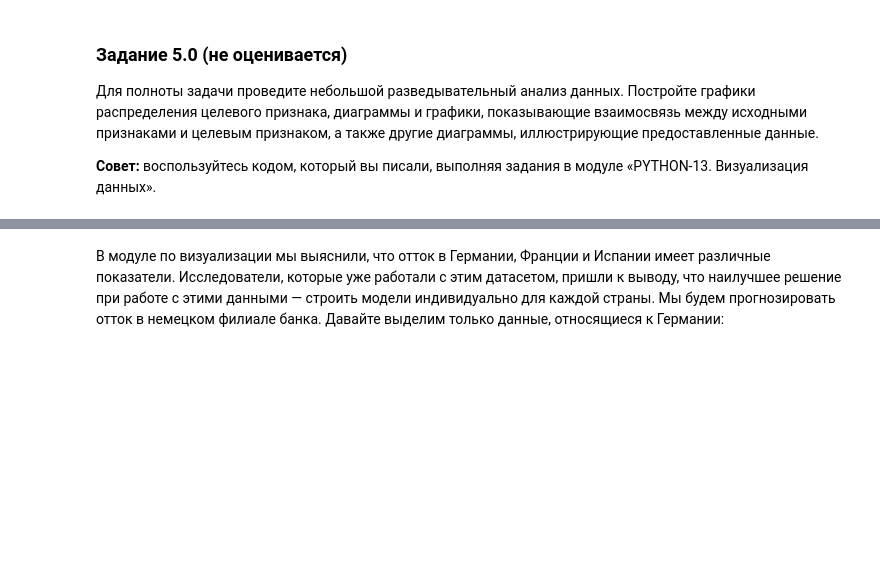
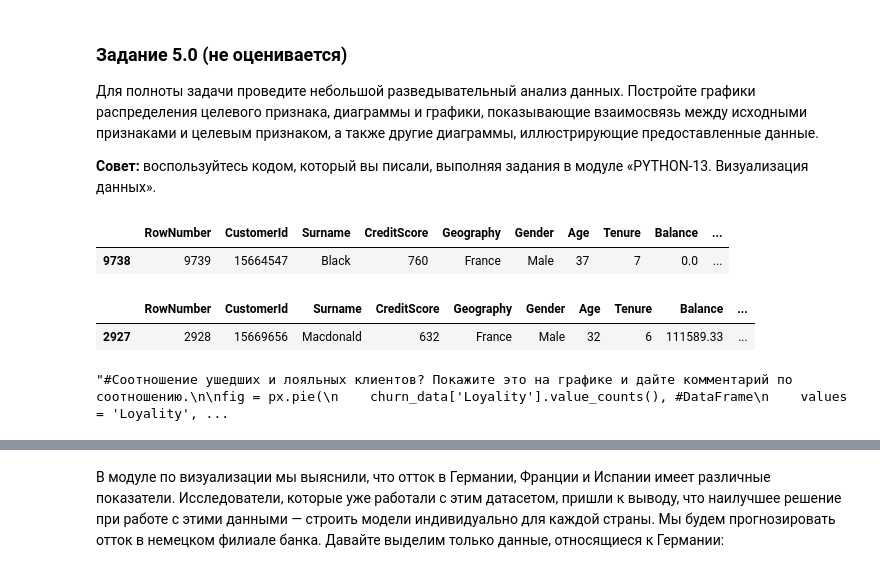
Before and after one commit to Lepnik/data_science_lnv, a Jupyter notebook: ML/ML-3/ML-3._Практика._Ноутбук-Lepnik.ipynb, the cells around one changed output, grey strips where cells are left out. Saved outputs shown, nothing was run; the diff lists cells and outputs as text; code cells hidden in the pictures; blank space fills up the shorter version.

```diff
--- a/ML/ML-3/ML-3._Практика._Ноутбук-Lepnik.ipynb
+++ b/ML/ML-3/ML-3._Практика._Ноутбук-Lepnik.ipynb
@@ -58,6 +59,11 @@ churn_data.head()
 Для полноты задачи проведите небольшой разведывательный анализ данных. Постройте графики распределения целевого признака, диаграммы и графики, показывающие взаимосвязь между исходными признаками и целевым признаком, а также другие диаграммы, иллюстрирующие предоставленные данные.
 
 **Совет:** воспользуйтесь кодом, который вы писали, выполняя задания в модуле «PYTHON-13. Визуализация данных».
+# %%
+churn_data.sample()
+# %% [output]
+|  | RowNumber | CustomerId | Surname | CreditScore | Geography | Gender | Age | Tenure | Balance | ... |
+| 9738 | 9739 | 15664547 | Black | 760 | France | Male | 37 | 7 | 0.0 | ... |
 # %%
 # Ваш код здесь
 churn_data['Geography'] = churn_data['Geography'].astype('category') #изменяем тип признака
@@ -69,7 +75,12 @@ churn_data['Loyality'] = churn_data['Loyality'].astype('string')#изменяе
 churn_data['IsActiveMember']=churn_data['IsActiveMember'].apply(lambda x:'Yes' if x==1 else 'No') #заменяем значения в признаке
 churn_data['IsActiveMember']=churn_data['IsActiveMember'].astype('string') #изменяем тип признака
+# %%
+churn_data.sample()
+# %% [output]
+|  | RowNumber | CustomerId | Surname | CreditScore | Geography | Gender | Age | Tenure | Balance | ... |
+| 2927 | 2928 | 15669656 | Macdonald | 632 | France | Male | 32 | 6 | 111589.33 | ... |
 # %%
-#Соотношение ушедших и лояльных клиентов? Покажите это на графике и дайте комментарий по соотношению.
+"""#Соотношение ушедших и лояльных клиентов? Покажите это на графике и дайте комментарий по соотношению.
 
 fig = px.pie(
     churn_data['Loyality'].value_counts(), #DataFrame
@@ -79,7 +90,9 @@ fig = px.pie(
     width = 500, #ширина
     height = 400 #высота
     );
-fig.show() #отображаем график
+fig.show() #отображаем график"""
+# %% [output]
+"#Соотношение ушедших и лояльных клиентов? Покажите это на графике и дайте комментарий по соотношению.\n\nfig = px.pie(\n    churn_data['Loyality'].value_counts(), #DataFrame\n    values = 'Loyality', ...
 # %%
 #График, показывающий распределение баланса пользователей, у которых на счету больше 2 500 долларов.
 fig = px.box(
```
Also changed, not shown: parts of 13 cells of this notebook.
